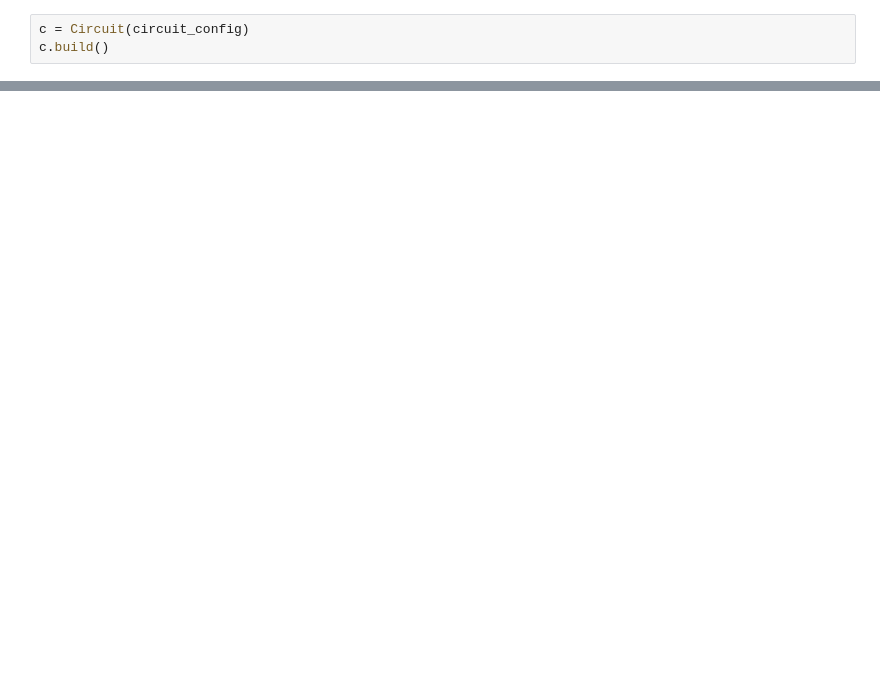
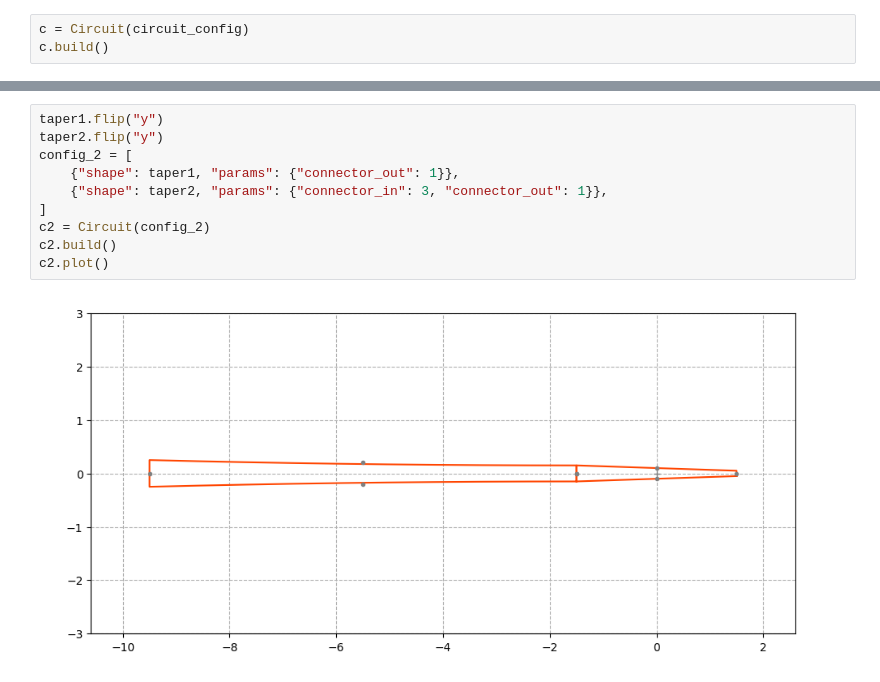
Before and after one commit to jsmatias/kcircuit, a Jupyter notebook: circuit.ipynb, the cells around one changed output, grey strips where cells are left out. Drawn from its saved outputs; the diff is of its cells as text; blank space fills up the shorter version.

```diff
--- a/circuit.ipynb
+++ b/circuit.ipynb
@@ -39,0 +43,12 @@ c.plot()
+# %%
+taper1.flip("y")
+taper2.flip("y")
+config_2 = [
+    {"shape": taper1, "params": {"connector_out": 1}},
+    {"shape": taper2, "params": {"connector_in": 3, "connector_out": 1}},
+]
+c2 = Circuit(config_2)
+c2.build()
+c2.plot()
+# %% [output]
+[figure, added]
```
Also changed, not shown: parts of 4 cells of this notebook, 8 other files.
